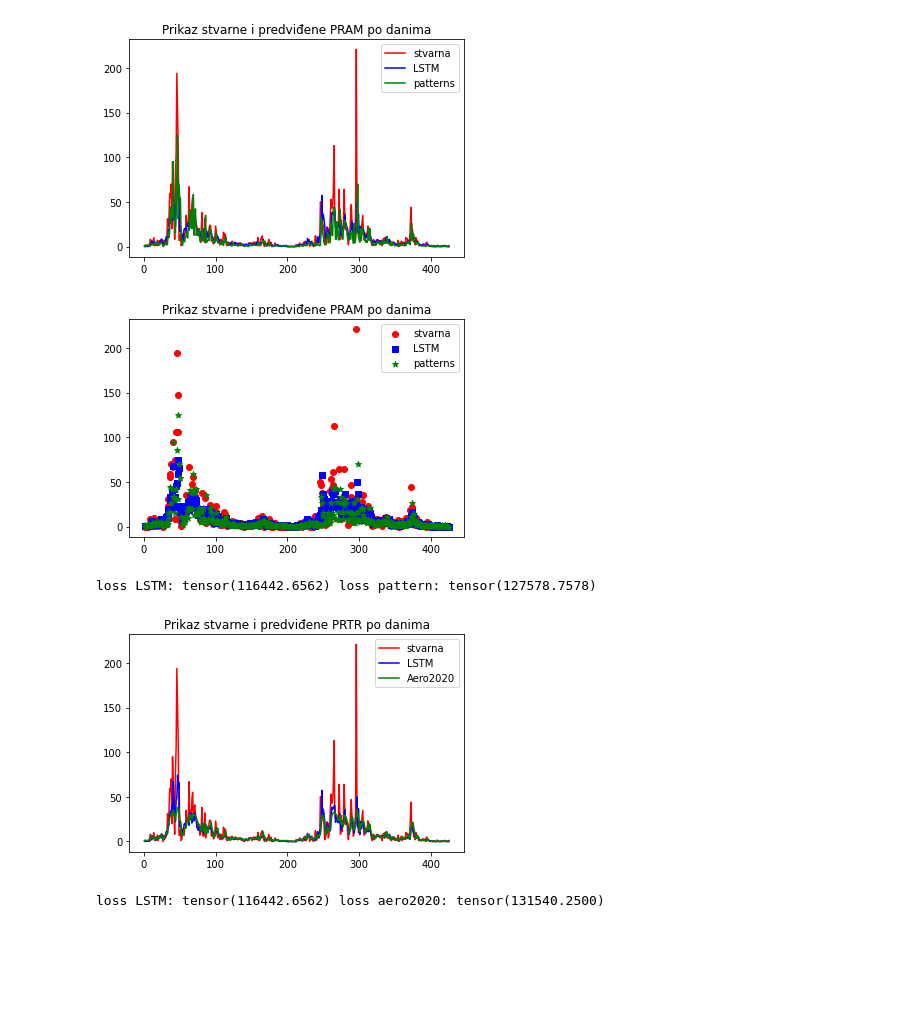
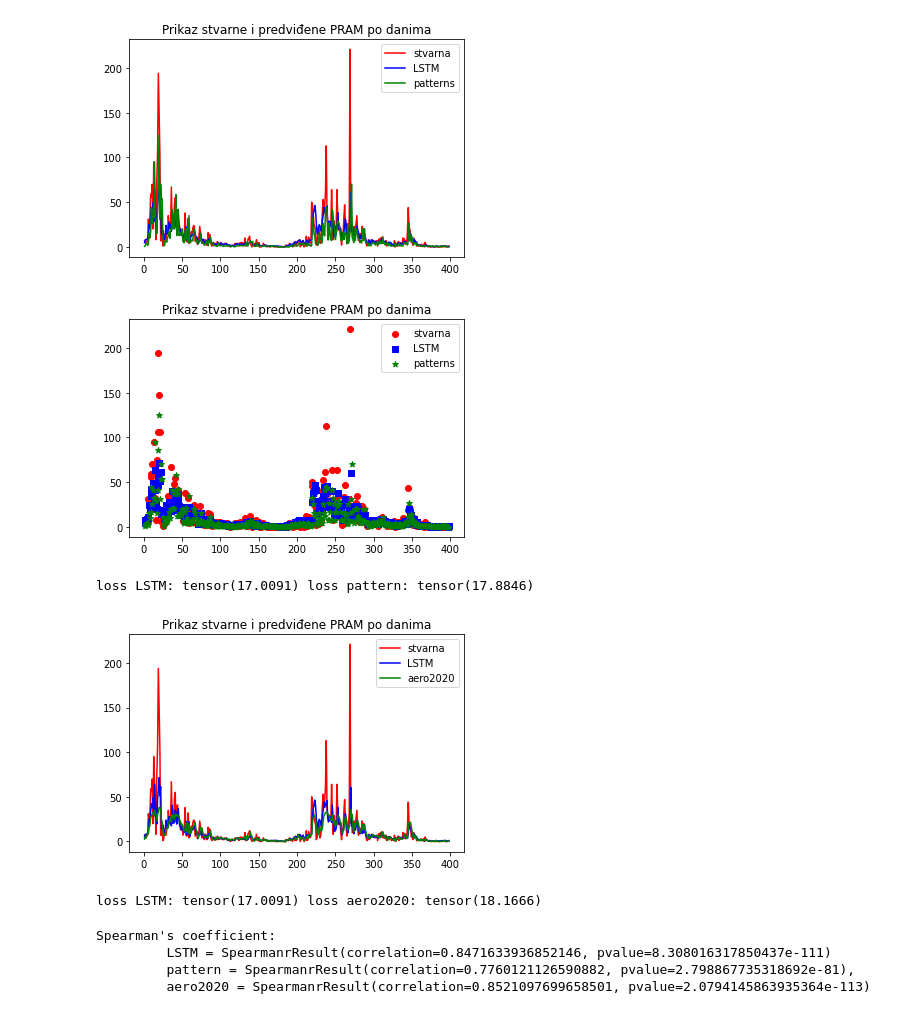
Before and after one commit to dmatijev/polen_forecasting, a Jupyter notebook: evaluate_trave.ipynb, the cells around one changed output. Drawn from its saved outputs; the diff is of its cells as text; code cells hidden in the pictures; blank space fills up the shorter version.

```diff
--- a/evaluate_trave.ipynb
+++ b/evaluate_trave.ipynb
@@ -7,7 +8,8 @@ from torch.utils.data import DataLoader
 # %%
-seq_len = 3 #ovdje treba biti ista vrijednost kao kad se treniralo
+seq_len = 30 #ovdje treba biti ista vrijednost kao kad se treniralo
 batch_size = 1 #
-hidden_dim = 1028
+hidden_dim = 16
+hidden_dim2 = 128
 attention = True
 train_data, val_data, test_data = load_data('real_for_all_podaci.csv', 'lognormalize', 'PRTR')
 input_dim = train_data.shape[1]
@@ -15,7 +17,7 @@ train_dataset = Dataset(train_data, seq_len, 'PRTR')
 test_dataset = Dataset(test_data, seq_len,'PRTR')
 test_loader = DataLoader(test_dataset, shuffle=False, batch_size=batch_size)
 train_loader = DataLoader(train_dataset, shuffle=False, batch_size=batch_size)
-model = Net(input_dim,  hidden_dim = hidden_dim, seq_len=seq_len, attention=attention)
+model = Net(input_dim,  hidden_dim = hidden_dim, hidden_dim2 = hidden_dim2,  seq_len=seq_len, attention=attention)
 # %%
 data = pd.read_csv('real_for_all_podaci.csv')
 data = data[['PRTR', 'GOD', 'LOK']]
@@ -25,7 +27,7 @@ mean_PRTR = train_dataset_pom['PRTR'].mean()
 def returnToStartingValues(value, mean):
     return (np.e**value-1)*mean
 # %%
-path_to_model = 'models/PRTR/batch_size_128-lr_0.0001-hidd_dim_1028_best.weights'
+path_to_model = 'models/PRTR/batch_size_128-lr_0.004482174003270632-hidd_dim_16-att_True_best.weights'
 model.load_state_dict(torch.load(path_to_model))
 model.eval()
 # %% [output]
@@ -64,31 +62,42 @@ tensor(116442.6562)
 # %%
 podaciZaCrtanje = pd.read_csv('trave_NoviSad_patternPredictions.csv')
 podaciZaCrtanje = podaciZaCrtanje.sort_values(by=['DAT'])
 #print(podaciZaCrtanje)
 staraPredvidjenaVrijednost = []
 for i in range(len(podaciZaCrtanje)):
     staraPredvidjenaVrijednost.append(podaciZaCrtanje.iloc[i].predvidjenaVrijednost)
-staraPredvidjenaVrijednost = staraPredvidjenaVrijednost[3:] #jer za prva 3 dana LSTM ne predvidja (tako su napravljeni podaci)
-predictionsGraph(realValues, predictedValues, staraPredvidjenaVrijednost)
-predictionsGraphScatter(realValues, predictedValues, staraPredvidjenaVrijednost)
+staraPredvidjenaVrijednost = staraPredvidjenaVrijednost[seq_len:] #jer za prva 3 dana LSTM ne predvidja (tako su napravljeni podaci)
+predictionsGraph([realValues, predictedValues, staraPredvidjenaVrijednost], ['stvarna', 'LSTM', 'patterns'])
+predictionsGraphScatter([realValues, predictedValues, staraPredvidjenaVrijednost], ['stvarna', 'LSTM', 'patterns'])
 
-loss_fn = nn.MSELoss(reduction='sum')
-loss1 = loss_fn(torch.FloatTensor(realValues), torch.FloatTensor(predictedValues))
-loss2 = loss_fn(torch.FloatTensor(realValues), torch.FloatTensor(staraPredvidjenaVrijednost))
+loss_fn = nn.MSELoss(reduction='mean')
+loss1 = np.sqrt(loss_fn(torch.FloatTensor(realValues), torch.FloatTensor(predictedValues)))
+loss2 = np.sqrt(loss_fn(torch.FloatTensor(realValues), torch.FloatTensor(staraPredvidjenaVrijednost)))
 print('loss LSTM:',loss1,'loss pattern:',loss2)
 # %% [output]
-[figure, old version]
+[figure, new version]
-[figure, old version]
+[figure, new version]
-loss LSTM: tensor(116442.6562) loss pattern: tensor(127578.7578)
+loss LSTM: tensor(17.0091) loss pattern: tensor(17.8846)
 # %%
 aero2020_PRTR = pd.read_csv('aero2020_predictions/test_prtr_lag=3_pred.csv', header = 0)
-aero2020_PRTR = aero2020_PRTR.iloc[2:,:].reset_index()
+aero2020_PRTR = aero2020_PRTR.iloc[seq_len-1:,:].reset_index()
 aero2020_PRTR_predicted = list(map(lambda x: float(x), list(aero2020_PRTR['Neural Network'])))
 aero2020_PRTR_predicted = list(map(lambda x: returnToStartingValues(x,mean_PRTR),aero2020_PRTR_predicted))
-predictionsGraph(realValues, predictedValues, aero2020_PRTR_predicted)
-loss1 = loss_fn(torch.FloatTensor(realValues), torch.FloatTensor(predictedValues))
-loss2 = loss_fn(torch.FloatTensor(realValues), torch.FloatTensor(aero2020_PRTR_predicted))
+predictionsGraph([realValues, predictedValues, aero2020_PRTR_predicted], ['stvarna', 'LSTM', 'aero2020'])
+loss1 = np.sqrt(loss_fn(torch.FloatTensor(realValues), torch.FloatTensor(predictedValues)))
+loss2 = np.sqrt(loss_fn(torch.FloatTensor(realValues), torch.FloatTensor(aero2020_PRTR_predicted)))
 print('loss LSTM:',loss1,'loss aero2020:',loss2)
 # %% [output]
-[figure, old version]
+[figure, new version]
-loss LSTM: tensor(116442.6562) loss aero2020: tensor(131540.2500)
+loss LSTM: tensor(17.0091) loss aero2020: tensor(18.1666)
+# %%
+spearman_LSTM = spearmanr(realValues, predictedValues)
+spearman_pattern = spearmanr(realValues, staraPredvidjenaVrijednost)
+spearman_aero2020 = spearmanr(realValues, aero2020_PRTR_predicted)
+
+print(f"Spearman's coefficient: \n\t LSTM = {spearman_LSTM} \n \t pattern = {spearman_pattern}, \n \t aero2020 = {spearman_aero2020}")
+# %% [output]
+Spearman's coefficient:
+         LSTM = SpearmanrResult(correlation=0.8471633936852146, pvalue=8.308016317850437e-111)
+         pattern = SpearmanrResult(correlation=0.7760121126590882, pvalue=2.798867735318692e-81),
+         aero2020 = SpearmanrResult(correlation=0.8521097699658501, pvalue=2.0794145863935364e-113)
```
Also changed, not shown: parts of 3 cells of this notebook, 5 other files.
